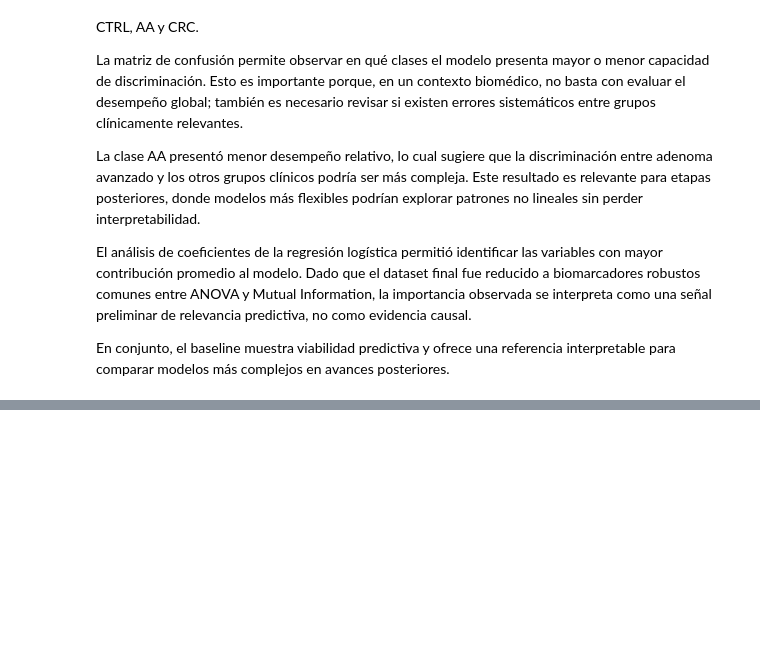
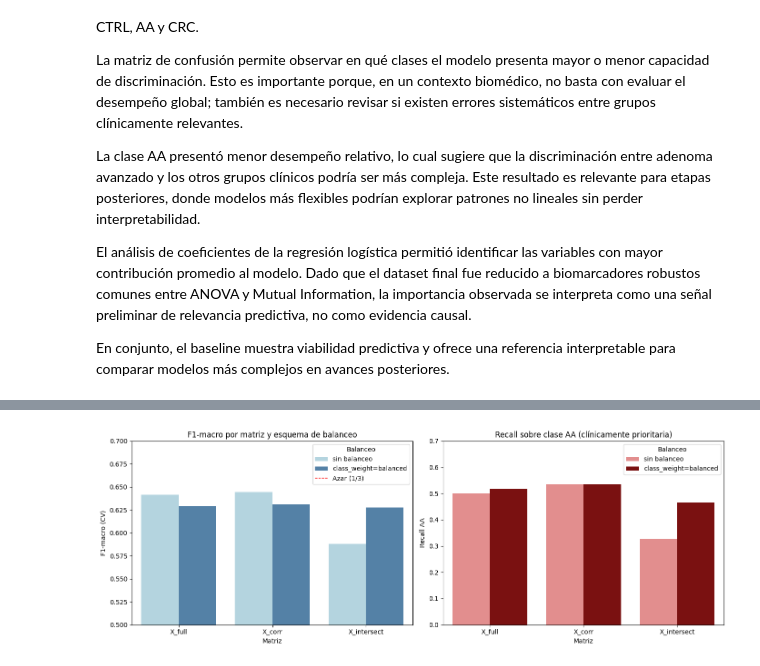
Before and after one commit to A01795919/proyecto_integrador_equipo-22, a Jupyter notebook: notebooks/Avance3_Equipo22.ipynb, the cells around one changed output, grey strips where cells are left out. Cells and saved outputs as stored; diff of their text form; code cells hidden in the pictures; blank space fills up the shorter version.

```diff
--- a/notebooks/Avance3_Equipo22.ipynb
+++ b/notebooks/Avance3_Equipo22.ipynb
@@ -645,0 +634,20 @@ Este baseline establece una referencia **interpretable, reproducible y CRISP-ML(
+# %%
+# ============================================================
+# Validación de la estrategia de selección de variables
+# ============================================================
+# Cargar las tres matrices candidatas
+from pathlib import Path
+DATA_DIR = Path('.').resolve()
+X_full = pd.read_csv(DATA_DIR / 'avance2_X_full.csv')
+X_corr = pd.read_csv(DATA_DIR / 'avance2_X_corr.csv')
+X_intersect = pd.read_csv(DATA_DIR / 'avance2_X_intersect.csv')
+
+matrices = {
+    'X_full': X_full,
+    'X_corr': X_corr,
+    'X_intersect': X_intersect,
+}
+
+print('Matrices cargadas:')
+for name, X_m in matrices.items():
+    print(f'  {name}: {X_m.shape}')
@@ -645,0 +748,31 @@ Este baseline establece una referencia **interpretable, reproducible y CRISP-ML(
+# %%
+# ============================================================
+# Visualización comparativa
+# ============================================================
+fig, axes = plt.subplots(1, 2, figsize=(14, 5))
+
+# F1-macro
+sns.barplot(
+    data=selection_df, x='Matriz', y='F1 Macro', hue='Balanceo',
+    ax=axes[0], palette=['lightblue','steelblue']
+)
+axes[0].set_title('F1-macro por matriz y esquema de balanceo')
+axes[0].set_ylabel('F1-macro (CV)')
+axes[0].set_ylim(0.5, 0.7)
+axes[0].axhline(0.333, color='red', linestyle='--', label='Azar (1/3)', linewidth=1)
+axes[0].legend(title='Balanceo')
+
+# Recall AA
+sns.barplot(
+    data=selection_df, x='Matriz', y='Recall AA', hue='Balanceo',
+    ax=axes[1], palette=['lightcoral','darkred']
+)
+axes[1].set_title('Recall sobre clase AA (clínicamente prioritaria)')
+axes[1].set_ylabel('Recall AA')
+axes[1].set_ylim(0, 0.7)
+axes[1].legend(title='Balanceo')
+
+plt.tight_layout()
+plt.show()
+# %% [output]
+[figure, added]
```
Also changed, not shown: parts of 9 cells of this notebook.
